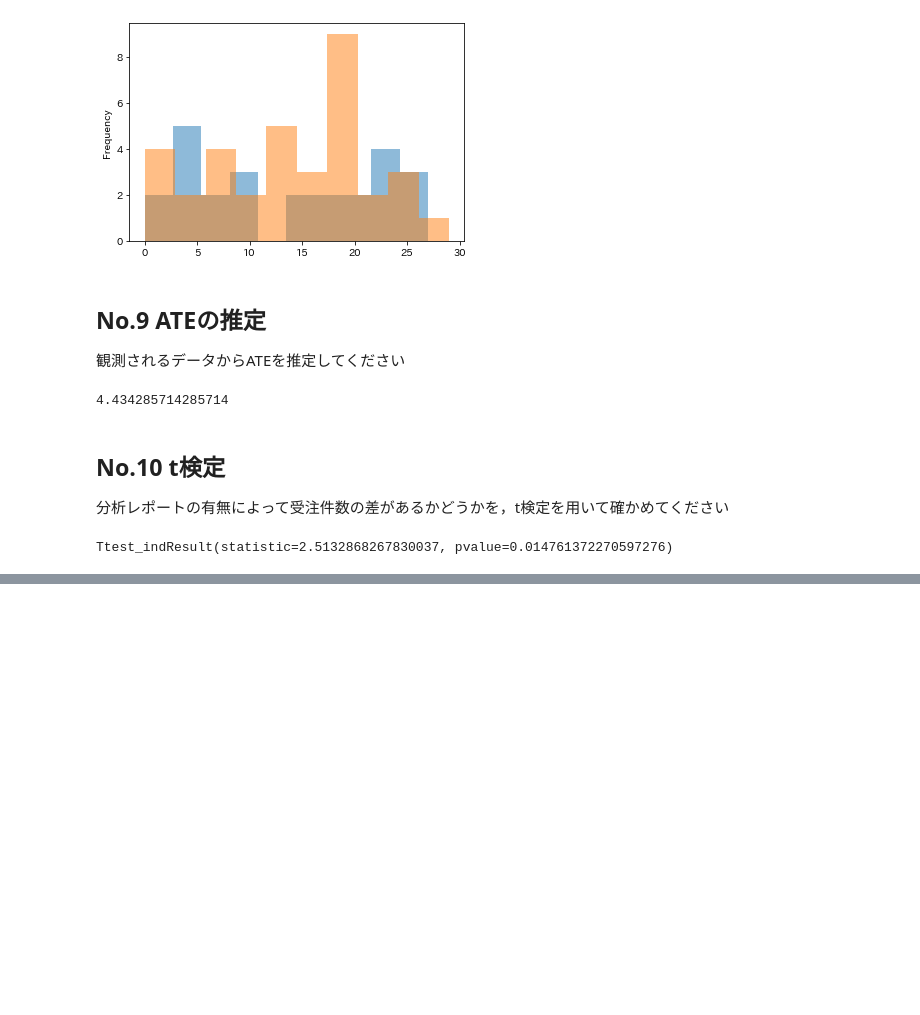
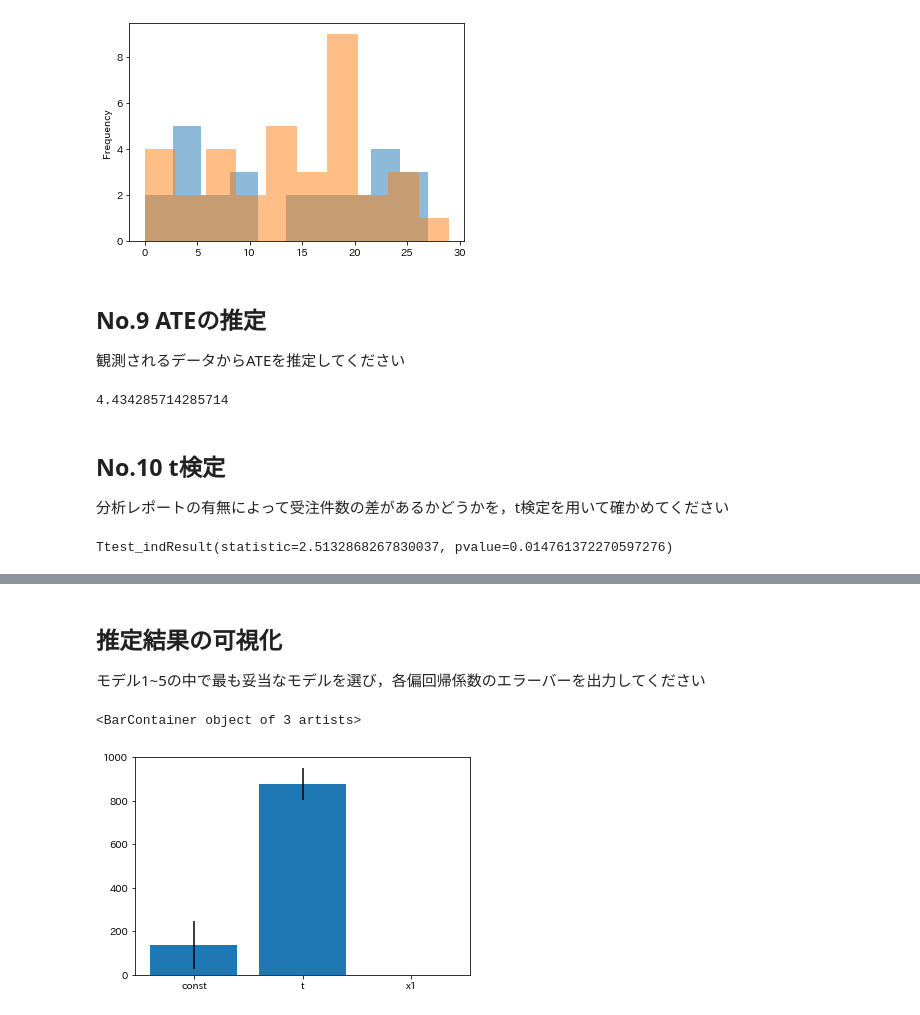
Before and after one commit to mzntaka0/my_causal_inference_100knock, a Jupyter notebook: Untitled.ipynb, the cells around one changed output, grey strips where cells are left out. Saved outputs shown, nothing was run; the diff lists cells and outputs as text; code cells hidden in the pictures; blank space fills up the shorter version.

```diff
--- a/Untitled.ipynb
+++ b/Untitled.ipynb
@@ -158,0 +159,2 @@ Ttest_indResult(statistic=2.5132868267830037, pvalue=0.014761372270597276)
+# %%
+df_rct = pd.read_csv('./data/causal_knock2_rct.csv')
@@ -158,0 +189,3 @@ Ttest_indResult(statistic=2.5132868267830037, pvalue=0.014761372270597276)
+# %%
+df_rct = df_rct.drop(['x3'], axis=1)
+df_reg = df_reg.drop(['x3'], axis=1)
@@ -158,0 +400,20 @@ Ttest_indResult(statistic=2.5132868267830037, pvalue=0.014761372270597276)
+# %%
+# 必要なライブラリのインポート
+import statsmodels.api as sm
+
+# NOTE: https://zenn.dev/s1ok69oo/articles/f0b91f19da2812
+# 説明変数
+df_rct['t_x1'] = df_rct.apply(lambda row: row['t'] * row['x1'], axis=1)
+X = df_rct[["t", "x1", 't_x1']]
+X = sm.add_constant(X)
+# 被説明変数
+y = df_rct["y"]
+
+# モデルの設定(OLS：最小二乗法を指定)
+model = sm.OLS(y, X)
+
+# 回帰分析の実行
+results = model.fit()
+
+# 結果の詳細を表示
+print(results.summary())
@@ -158,0 +438,26 @@ Ttest_indResult(statistic=2.5132868267830037, pvalue=0.014761372270597276)
+# %% [markdown]
+## 推定結果の可視化
+モデル1~5の中で最も妥当なモデルを選び，各偏回帰係数のエラーバーを出力してください
+# %%
+# 必要なライブラリのインポート
+import statsmodels.api as sm
+import matplotlib.pyplot as plt
+
+# NOTE: https://zenn.dev/s1ok69oo/articles/f0b91f19da2812
+# 説明変数
+X = df_rct[["t", "x1"]]
+X = sm.add_constant(X)
+# 被説明変数
+y = df_rct["y"]
+
+# モデルの設定(OLS：最小二乗法を指定)
+model = sm.OLS(y, X)
+
+# 回帰分析の実行
+results = model.fit()
+
+
+plt.bar(x=X.columns, height=results.params, yerr=results.bse)
+# %% [output]
+<BarContainer object of 3 artists>
+[figure, added]
```
Also changed, not shown: parts of 25 cells of this notebook.
